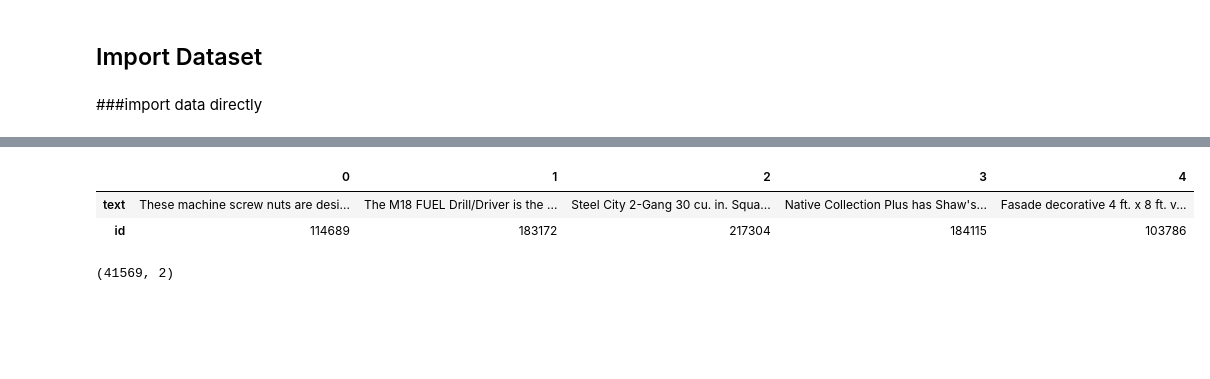
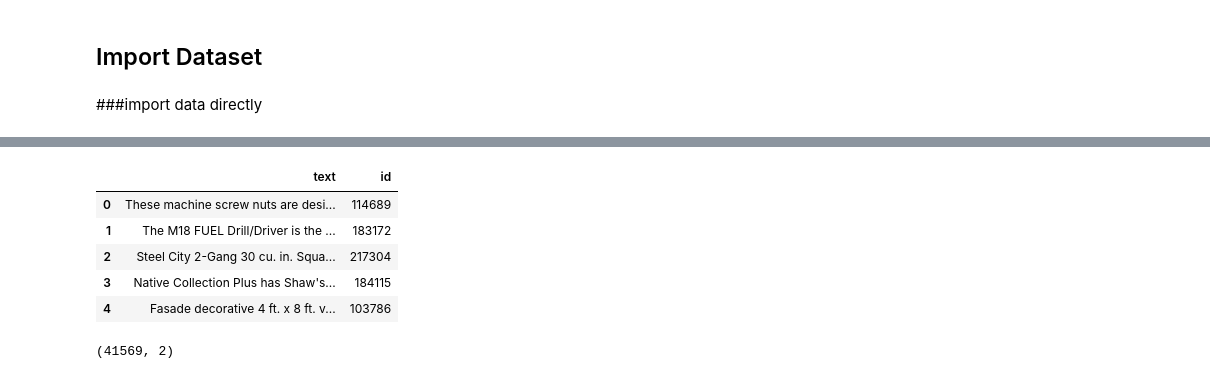
Before and after one commit to navneetkrc/Deep-Learning-Experiments-implemented-using-Google-Colab, a Jupyter notebook: akaike_sample.ipynb, the cells around one changed output, grey strips where cells are left out. Saved outputs shown, nothing was run; the diff lists cells and outputs as text; code cells hidden in the pictures; blank space fills up the shorter version.

```diff
--- a/akaike_sample.ipynb
+++ b/akaike_sample.ipynb
@@ -45,9 +61,12 @@ train.head().T
 # %%
-test.head().T
+test.head()
 # %% [output]
-|  | 0 | 1 | 2 | 3 | 4 |
-| text | These machine screw nuts are desi... | The M18 FUEL Drill/Driver is the ... | Steel City 2-Gang 30 cu. in. Squa... | Native Collection Plus has Shaw's... | Fasade decorative 4 ft. x 8 ft. v... |
-| id | 114689 | 183172 | 217304 | 184115 | 103786 |
+|  | text | id |
+| 0 | These machine screw nuts are desi... | 114689 |
+| 1 | The M18 FUEL Drill/Driver is the ... | 183172 |
+| 2 | Steel City 2-Gang 30 cu. in. Squa... | 217304 |
+| 3 | Native Collection Plus has Shaw's... | 184115 |
+| 4 | Fasade decorative 4 ft. x 8 ft. v... | 103786 |
 # %%
 train.shape
 # %% [output]
```
Also changed, not shown: parts of 8 cells of this notebook.
